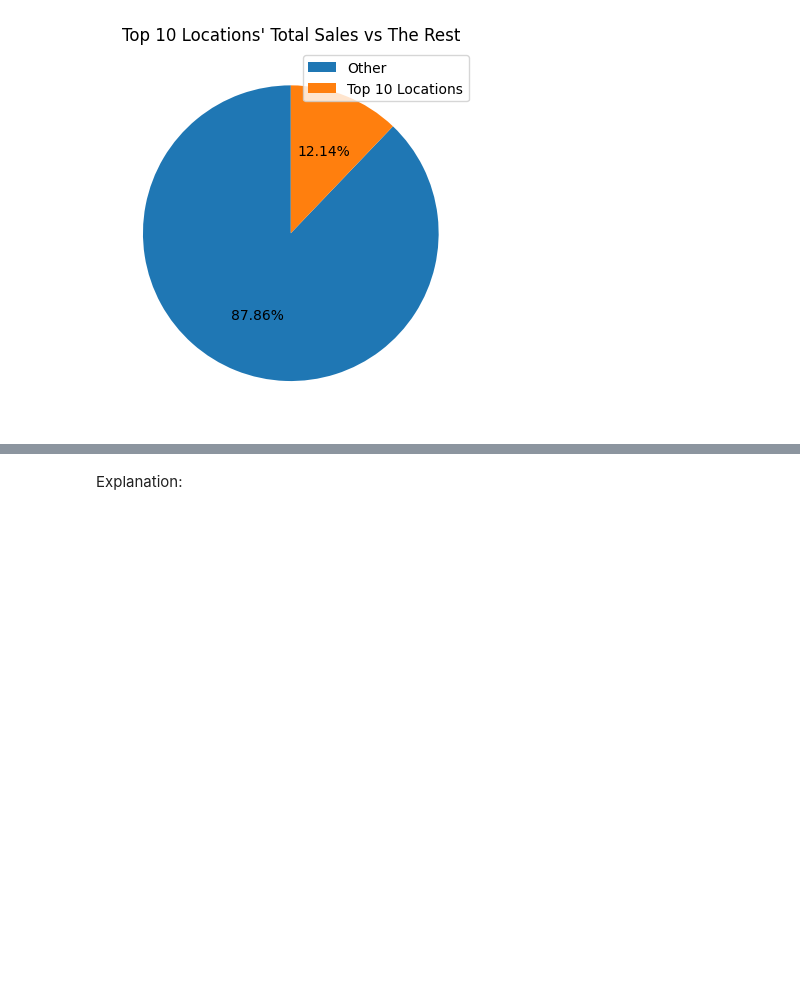
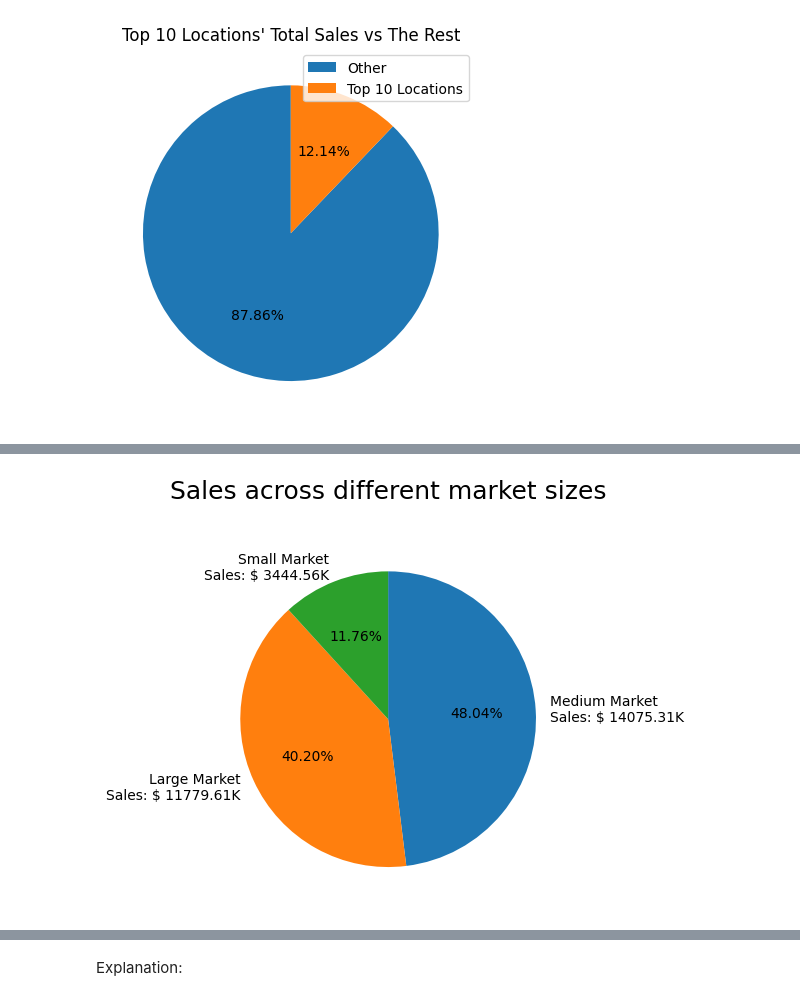
Before and after one commit to tan-yong-sheng/business_analytics, a Jupyter notebook: iv Data Analysis (Insight Generation)/Final Project/Assignment 5/EDA_Final_Project.ipynb, the cells around one changed output, grey strips where cells are left out. Drawn from its saved outputs; the diff is of its cells as text; code cells hidden in the pictures; blank space fills up the shorter version.

```diff
--- a/iv Data Analysis (Insight Generation)/Final Project/Assignment 5/EDA_Final_Project.ipynb
+++ b/iv Data Analysis (Insight Generation)/Final Project/Assignment 5/EDA_Final_Project.ipynb
@@ -255,0 +340,20 @@ plt.show()
+# %%
+# Sales across different market sizes
+sales_by_market_size = df2.groupby("MarketSize")["SalesInThousands"].sum(
+            ).reset_index().sort_values(by="SalesInThousands", ascending=False)
+
+labels = sales_by_market_size["MarketSize"] + " Market" + "\n" + "Sales: " + "$ " +\
+                sales_by_market_size["SalesInThousands"].astype(str) + "K"
+sizes = sales_by_market_size.index
+
+def get_new_labels(sizes,labels):
+        new_labels = [label for _, label in zip(labels, sizes)]
+        return new_labels
+
+plt.pie(sales_by_market_size["SalesInThousands"],
+        startangle=90, counterclock=False, autopct="%1.2f%%",
+        labels=get_new_labels(labels, sizes))
+plt.title("Sales across different market sizes\n", fontsize=18)
+plt.show()
+# %% [output]
+[figure, added]
```
Also changed, not shown: parts of 19 cells of this notebook.
